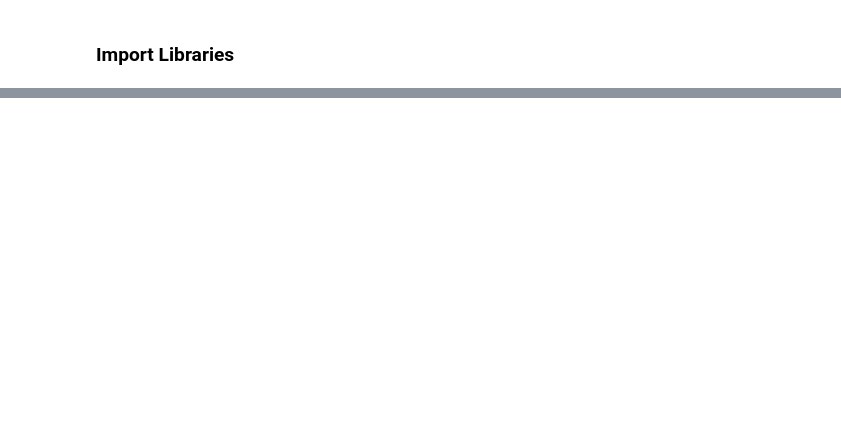
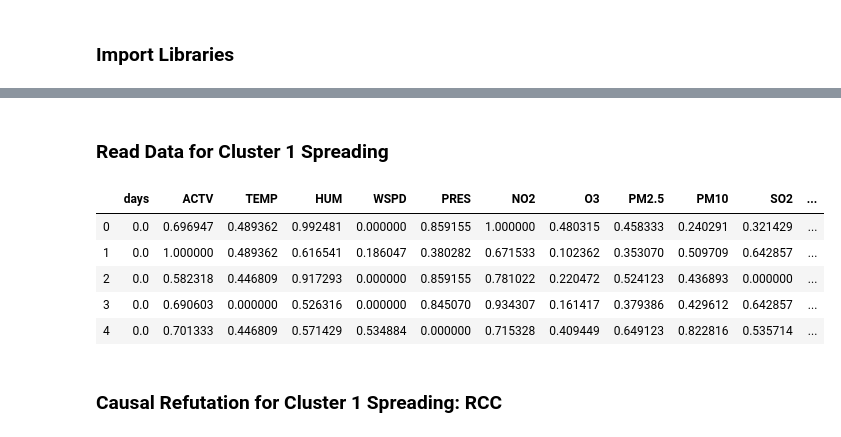
Before and after one commit to ritvik-iyer/EnvCausal-replication, a Jupyter notebook: scripts/causal_refutation.ipynb, the cells around one changed output, grey strips where cells are left out. Cells and saved outputs as stored; diff of their text form; code cells hidden in the pictures; blank space fills up the shorter version.

Commit message:
linear refutation test completed

```diff
--- a/scripts/causal_refutation.ipynb
+++ b/scripts/causal_refutation.ipynb
@@ -125,0 +157,26 @@ New effect:0.06756068743849529
+# %% [markdown]
+### Read Data for Cluster 1 Spreading
+# %%
+# Load the data and train the XGBoost models
+root = os.path.dirname(os.getcwd())
+data_dir = os.path.join(root, 'data')
+### Cluster 1 Overall ###
+c1_overall_path = os.path.join(data_dir, 'time_cluster_1_spread.csv')
+c1_overall = pd.read_csv(c1_overall_path)
+all_vars = ['days', 'ACTV', 'TEMP', 'HUM', 'WSPD', 'PRES', 'NO2', 'O3', 'PM2.5', 'PM10', 'SO2', 'CO', 'Case']
+cluster1_df = c1_overall[all_vars]
+# Normalize the data
+scaler = MinMaxScaler()
+normalized = scaler.fit_transform(cluster1_df.values)
+cluster1_df_norm = pd.DataFrame(normalized)
+cluster1_df_norm.columns = cluster1_df.columns
+cluster1_df_norm.head()
+# %% [output]
+|  | days | ACTV | TEMP | HUM | WSPD | PRES | NO2 | O3 | PM2.5 | PM10 | SO2 | ... |
+| 0 | 0.0 | 0.696947 | 0.489362 | 0.992481 | 0.000000 | 0.859155 | 1.000000 | 0.480315 | 0.458333 | 0.240291 | 0.321429 | ... |
+| 1 | 0.0 | 1.000000 | 0.489362 | 0.616541 | 0.186047 | 0.380282 | 0.671533 | 0.102362 | 0.353070 | 0.509709 | 0.642857 | ... |
+| 2 | 0.0 | 0.582318 | 0.446809 | 0.917293 | 0.000000 | 0.859155 | 0.781022 | 0.220472 | 0.524123 | 0.436893 | 0.000000 | ... |
+| 3 | 0.0 | 0.690603 | 0.000000 | 0.526316 | 0.000000 | 0.845070 | 0.934307 | 0.161417 | 0.379386 | 0.429612 | 0.642857 | ... |
+| 4 | 0.0 | 0.701333 | 0.446809 | 0.571429 | 0.534884 | 0.000000 | 0.715328 | 0.409449 | 0.649123 | 0.822816 | 0.535714 | ... |
+# %% [markdown]
+### Causal Refutation for Cluster 1 Spreading: RCC
```
Also changed, not shown: parts of 54 cells of this notebook, 2 other files.
